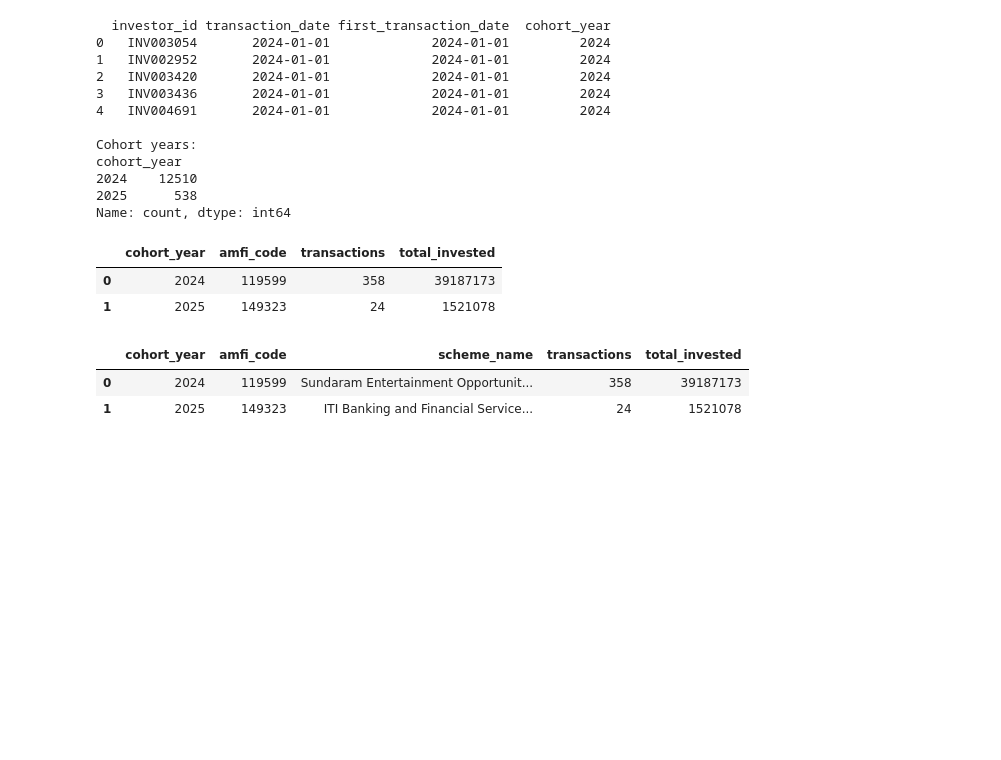
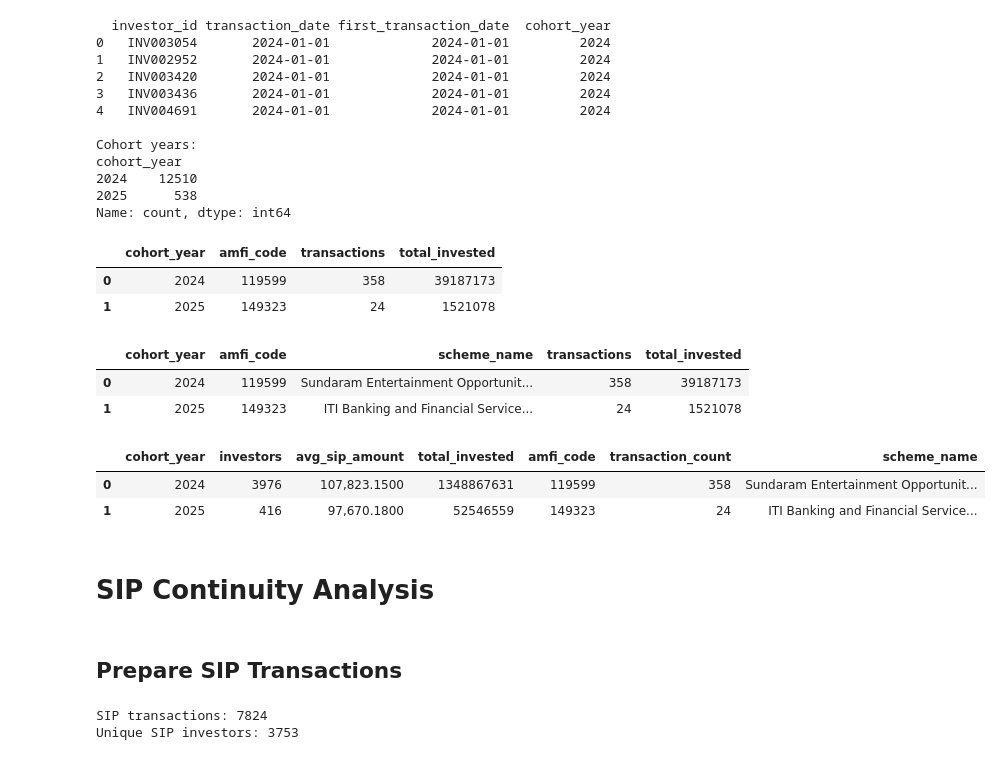
Before and after one commit to VANSHxGIT/CapstoneProject.Mutual_Fund_Analysis, a Jupyter notebook: notebooks/Advanced_Analytics.ipynb, the cells around one changed output. Drawn from its saved outputs; the diff is of its cells as text; code cells hidden in the pictures; blank space fills up the shorter version.

```diff
--- a/notebooks/Advanced_Analytics.ipynb
+++ b/notebooks/Advanced_Analytics.ipynb
@@ -775,3 +775,57 @@ top_fund_by_cohort[
 |  | cohort_year | amfi_code | scheme_name | transactions | total_invested |
 | 0 | 2024 | 119599 | Sundaram Entertainment Opportunit... | 358 | 39187173 |
 | 1 | 2025 | 149323 | ITI Banking and Financial Service... | 24 | 1521078 |
+# %%
+# Final cohort table
+final_cohort_analysis = cohort_analysis.merge(
+    top_fund_by_cohort[
+        [
+            "cohort_year",
+            "scheme_name"
+        ]
+    ],
+    on="cohort_year",
+    how="left"
+)
+
+final_cohort_analysis
+# %% [output]
+|  | cohort_year | investors | avg_sip_amount | total_invested | amfi_code | transaction_count | scheme_name |
+| 0 | 2024 | 3976 | 107,823.1500 | 1348867631 | 119599 | 358 | Sundaram Entertainment Opportunit... |
+| 1 | 2025 | 416 | 97,670.1800 | 52546559 | 149323 | 24 | ITI Banking and Financial Service... |
+# %% [markdown]
+# SIP Continuity Analysis
+# %% [markdown]
+## Prepare SIP Transactions
+# %%
+sip_investor = investor.copy()
+
+# Convert date
+sip_investor["transaction_date"] = pd.to_datetime(
+    sip_investor["transaction_date"],
+    errors="coerce"
+)
+
+# Remove invalid dates
+sip_investor = sip_investor.dropna(
+    subset=["transaction_date"]
+)
+
+# Keep only SIP transactions
+sip_investor = sip_investor[
+    sip_investor["transaction_type"]
+    .astype(str)
+    .str.upper()
+    .str.contains("SIP", na=False)
+]
+
+# Sort chronologically for each investor
+sip_investor = sip_investor.sort_values(
+    ["investor_id", "transaction_date"]
+)
+
+print("SIP transactions:", len(sip_investor))
+print("Unique SIP investors:", sip_investor["investor_id"].nunique())
+# %% [output]
+SIP transactions: 7824
+Unique SIP investors: 3753
```
Also changed, not shown: parts of 6 cells of this notebook, 1 other file.
